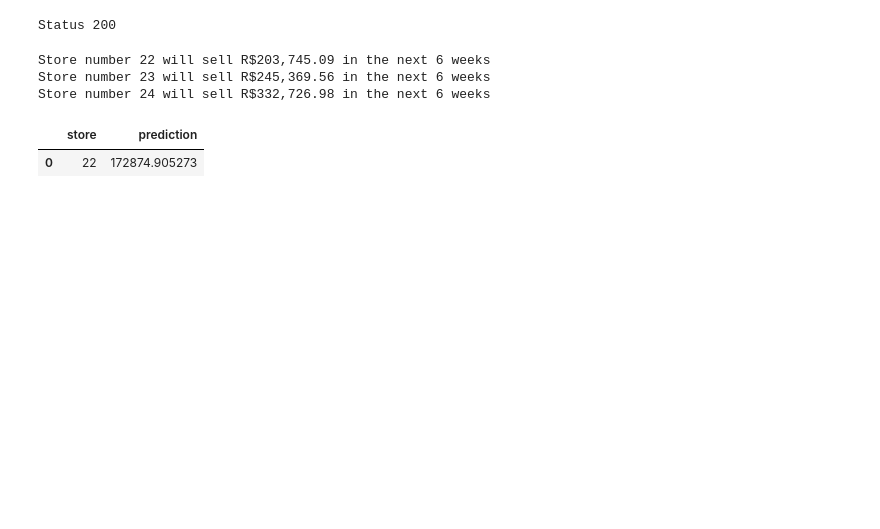
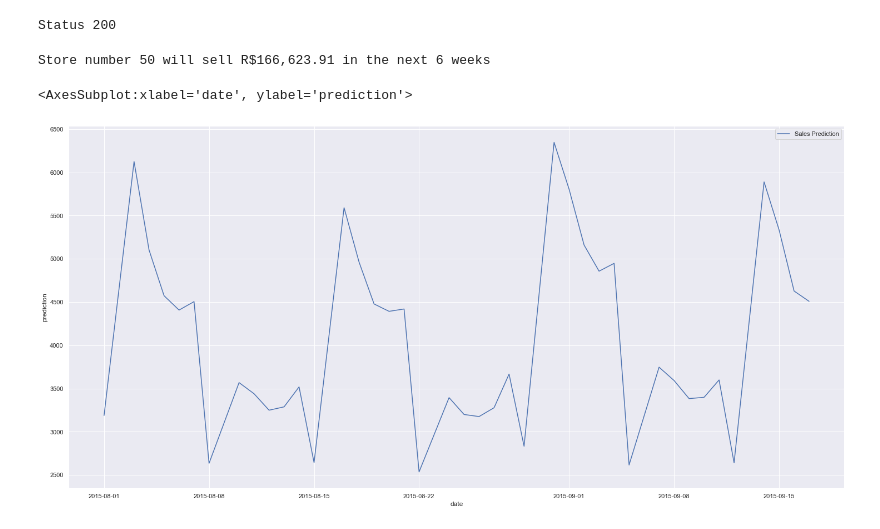
Before and after one commit to rangelvarnier/datascience_rossmann_store_sales, a Jupyter notebook: m10_v1_store_sales_prediction.ipynb, the cells around one changed output. Cells and saved outputs as stored; diff of their text form; code cells hidden in the pictures; blank space fills up the shorter version.

```diff
--- a/m10_v1_store_sales_prediction.ipynb
+++ b/m10_v1_store_sales_prediction.ipynb
@@ -1838,17 +1937,17 @@ df10.head()
 df_test = pd.merge(df10, df_store_row, how='left', on='Store')
 
 # choose store to predict
-df_test = df_test[df_test['Store'].isin( [22, 23, 24] )]
+df_test = df_test[df_test['Store'].isin( [50] )]
 
 # filter only open stores days
-
 df_test = df_test[df_test['Open'] != 0]
 df_test = df_test[~df_test['Open'].isnull()]
 df_test = df_test.drop('Id', axis=1)
 # %%
 data = json.dumps(df_test.to_dict(orient='records'))
 # %%
-url = 'http://0.0.0.0:5000/rossmann/predict'
+url = 'https://rossmann-sales-predict.herokuapp.com/rossmann/predict'
+# url = 'http://0.0.0.0:5000/rossmann/predict'
 header = {'Content-Type': 'application/json'}
 data = data
 
@@ -1866,11 +1965,10 @@ for i in range(len(d2)):
     d2.loc[i, 'store'],
     d2.loc[i, 'prediction']))
 # %% [output]
-Store number 22 will sell R$203,745.09 in the next 6 weeks
-Store number 23 will sell R$245,369.56 in the next 6 weeks
-Store number 24 will sell R$332,726.98 in the next 6 weeks
+Store number 50 will sell R$166,623.91 in the next 6 weeks
-# %%
-d2
-# %% [output]
-|  | store | prediction |
-| 0 | 22 | 172874.905273 |
+# %%
+d1['date'] = pd.to_datetime(d1['date'])
+sns.lineplot(x='date', y='prediction', data=d1, label='Sales Prediction')
+# %% [output]
+<AxesSubplot:xlabel='date', ylabel='prediction'>
+[figure, added]
```
Also changed, not shown: parts of 36 cells of this notebook, 1 other file.
